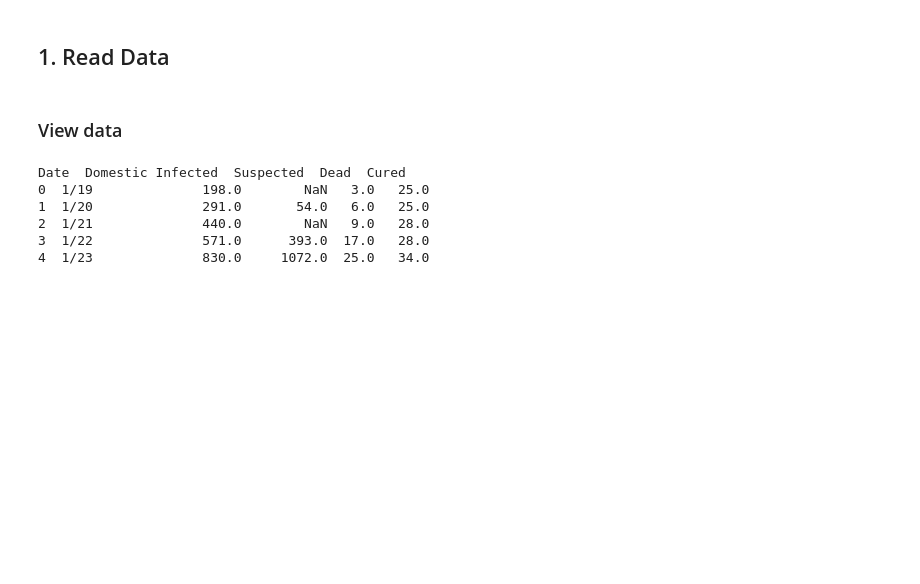
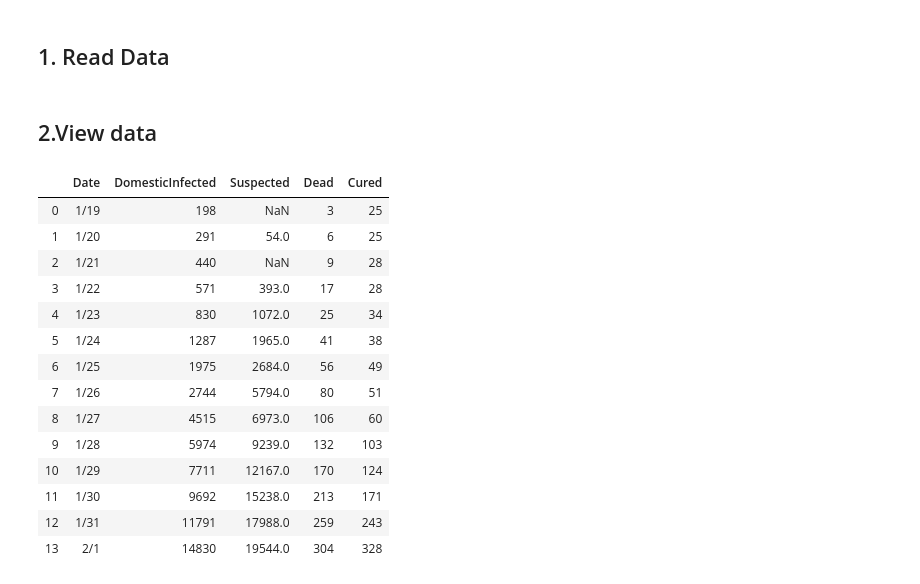
Before and after one commit to Django-Jiang/2019ncovDA, a Jupyter notebook: DA.ipynb, the cells around one changed output. Drawn from its saved outputs; the diff is of its cells as text; code cells hidden in the pictures; blank space fills up the shorter version.

```diff
--- a/DA.ipynb
+++ b/DA.ipynb
@@ -16,13 +17,22 @@ import scipy.io as sio
 filename = "2019ncov.csv"
 data = pd.read_csv(filename)
 # %% [markdown]
-### View data
+## 2.View data
-# %%
-print(data.head())
-# %% [output]
-Date  Domestic Infected  Suspected  Dead  Cured
-0  1/19              198.0        NaN   3.0   25.0
-1  1/20              291.0       54.0   6.0   25.0
-2  1/21              440.0        NaN   9.0   28.0
-3  1/22              571.0      393.0  17.0   28.0
-4  1/23              830.0     1072.0  25.0   34.0
+# %%
+data #view raw data
+# %% [output]
+|  | Date | DomesticInfected | Suspected | Dead | Cured |
+| 0 | 1/19 | 198 | NaN | 3 | 25 |
+| 1 | 1/20 | 291 | 54.0 | 6 | 25 |
+| 2 | 1/21 | 440 | NaN | 9 | 28 |
+| 3 | 1/22 | 571 | 393.0 | 17 | 28 |
+| 4 | 1/23 | 830 | 1072.0 | 25 | 34 |
+| 5 | 1/24 | 1287 | 1965.0 | 41 | 38 |
+| 6 | 1/25 | 1975 | 2684.0 | 56 | 49 |
+| 7 | 1/26 | 2744 | 5794.0 | 80 | 51 |
+| 8 | 1/27 | 4515 | 6973.0 | 106 | 60 |
+| 9 | 1/28 | 5974 | 9239.0 | 132 | 103 |
+| 10 | 1/29 | 7711 | 12167.0 | 170 | 124 |
+| 11 | 1/30 | 9692 | 15238.0 | 213 | 171 |
+| 12 | 1/31 | 11791 | 17988.0 | 259 | 243 |
+| 13 | 2/1 | 14830 | 19544.0 | 304 | 328 |
```
Also changed, not shown: parts of 3 cells of this notebook.
